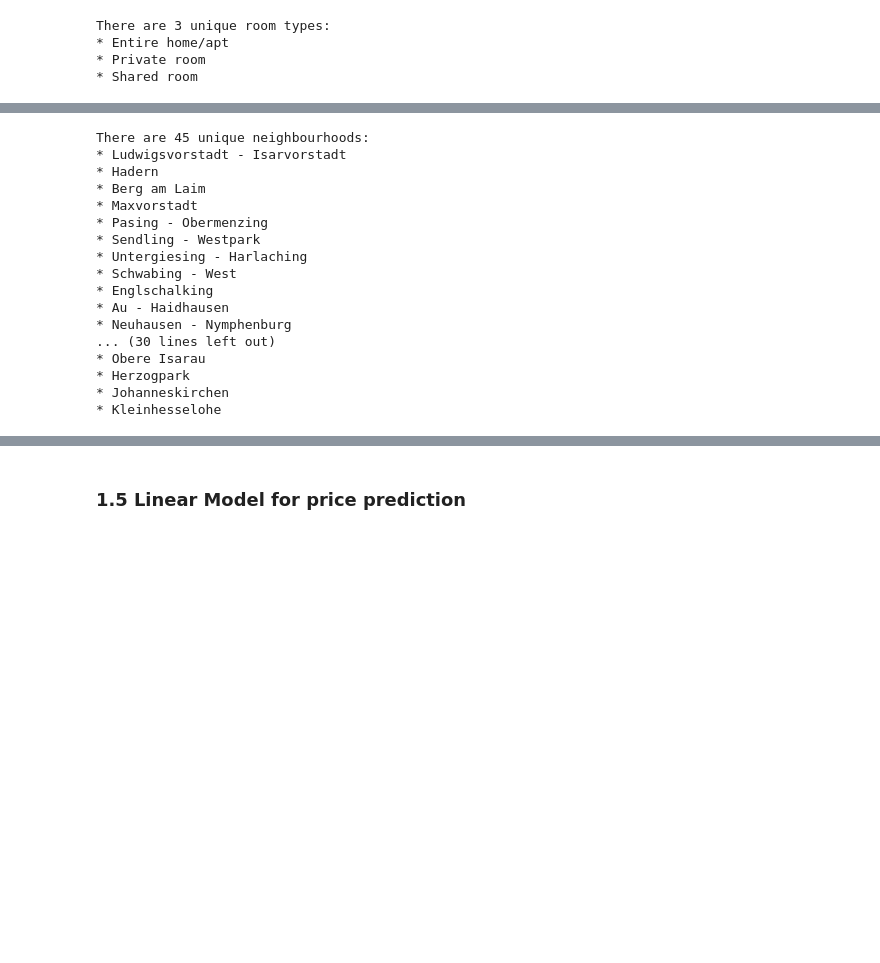
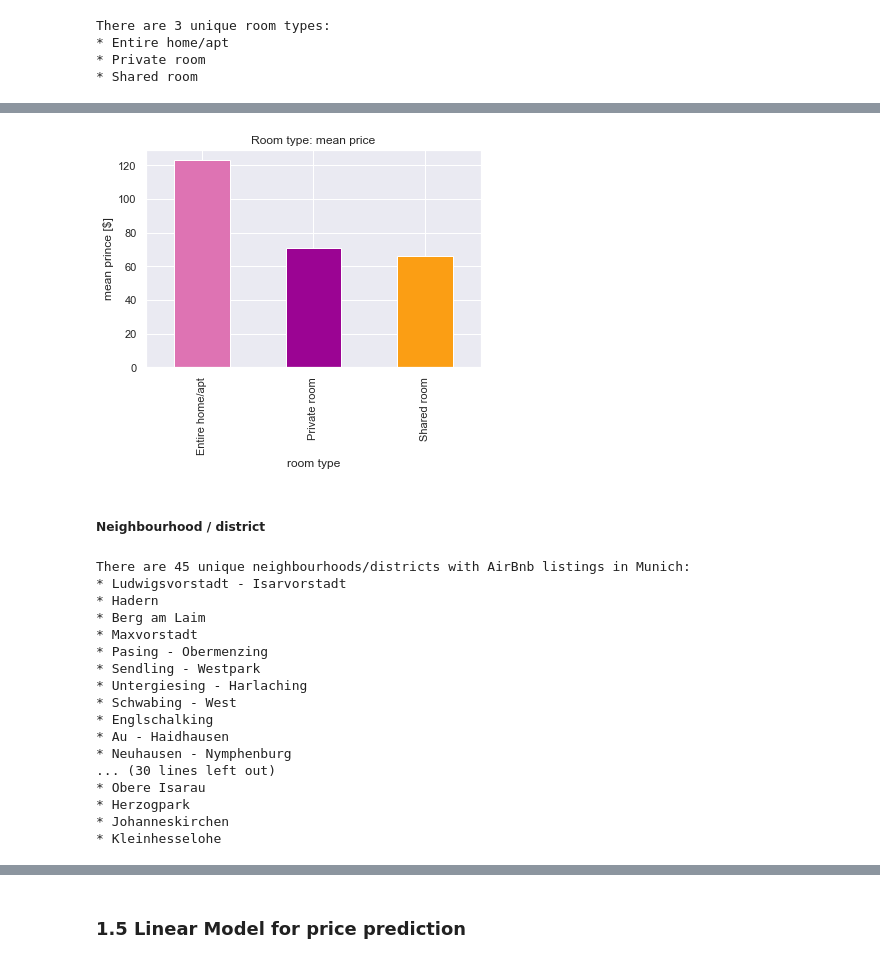
Before and after one commit to lethiess/AirBnB, a Jupyter notebook: AirBnb.ipynb, the cells around one changed output, grey strips where cells are left out. Drawn from its saved outputs; the diff is of its cells as text; code cells hidden in the pictures; blank space fills up the shorter version.

```diff
--- a/AirBnb.ipynb
+++ b/AirBnb.ipynb
@@ -186,10 +201,21 @@ There are 3 unique room types:
+# %%
+# bar chart: room type mean prices
+(munich_listings.groupby("room_type").mean()["price"]).plot(kind="bar", color=colors_room_type);
+plt.title("Room type: mean price");
+plt.xlabel("room type");
+plt.ylabel("mean prince [$]");
+# %% [output]
+[figure, added]
+# %% [markdown]
+##### Neighbourhood / district
 # %%
+# get unique neighbourhoods / districts
 neighbourhoods = munich_listings["neighbourhood"].unique()
-print("There are", len(neighbourhoods), "unique neighbourhoods:")
+print("There are", len(neighbourhoods), "unique neighbourhoods/districts with AirBnb listings in Munich:")
 for neighbourhood in neighbourhoods:
     print("*", neighbourhood)
 # %% [output]
-There are 45 unique neighbourhoods:
+There are 45 unique neighbourhoods/districts with AirBnb listings in Munich:
 * Ludwigsvorstadt - Isarvorstadt
 * Hadern
 * Berg am Laim
```
Also changed, not shown: parts of 32 cells of this notebook.
